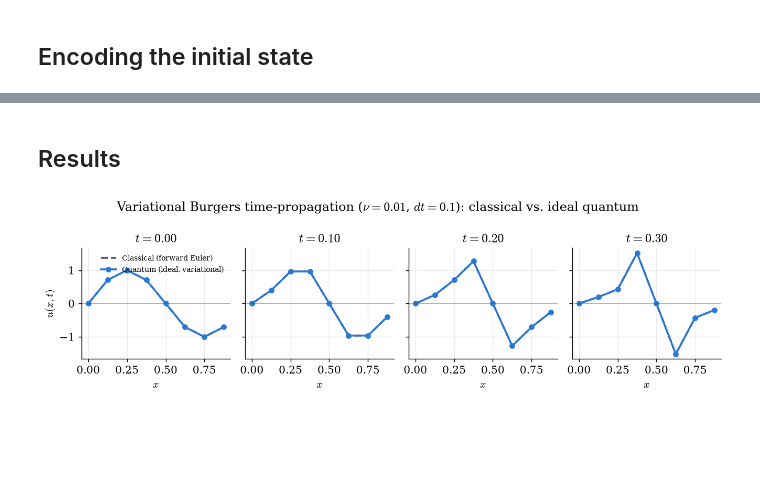
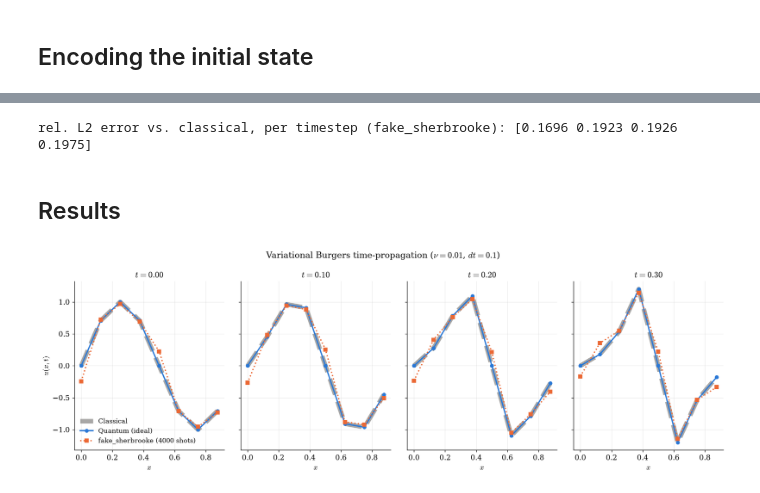
Before and after one commit to sahilugale/NBQSS_2026_NLPDE, a Jupyter notebook: variational/Burgers_variational_qiskit.ipynb, the cells around one changed output, grey strips where cells are left out. Cells and saved outputs as stored; diff of their text form; code cells hidden in the pictures; blank space fills up the shorter version.

```diff
--- a/variational/Burgers_variational_qiskit.ipynb
+++ b/variational/Burgers_variational_qiskit.ipynb
@@ -129,17 +127,50 @@ step 3/3: cost=-5.037418  rel. L2 error vs. classical=0.00003
+# %%
+from qiskit.primitives import BackendSamplerV2
+from qiskit_ibm_runtime.fake_provider import FakeMarrakesh, FakeSherbrooke, FakeBoston, FakeAachen
+from qiskit_aer import AerSimulator
+from qiskit_aer.noise import NoiseModel
+
+SHOTS = 4000
+fake_backend = FakeSherbrooke()
+noise_model = NoiseModel.from_backend(fake_backend)
+sim = AerSimulator(method="statevector", noise_model=noise_model)
+coupling_map = fake_backend.coupling_map.reduce(list(range(n)))
+sampler = BackendSamplerV2(backend=sim)
+
+
+def noisy_decoded_state(theta_t, amp_t, shots=SHOTS):
+    qc = ansatz.assign_parameters(theta_t)
+    qc_meas = qc.copy()
+    qc_meas.measure_all()
+    tqc = transpile(qc_meas, basis_gates=noise_model.basis_gates, coupling_map=coupling_map, optimization_level=3)
+    counts = sampler.run([tqc], shots=shots).result()[0].data.meas.get_counts()
+    probs = np.zeros(N)
+    for bitstring, count in counts.items():
+        probs[int(bitstring, 2)] = count / shots
+    signs = np.sign(pc.psi_of(ansatz, theta_t))
+    return amp_t * signs * np.sqrt(probs)
+
+
+fake_states = np.array([noisy_decoded_state(th, a) for th, a in zip(theta_history, amp_history)])
+fake_rel_err = np.linalg.norm(fake_states - classical_states, axis=1) / np.linalg.norm(classical_states, axis=1)
+print(f"rel. L2 error vs. classical, per timestep ({fake_backend.backend_name}):", np.round(fake_rel_err, 4))
+# %% [output]
+rel. L2 error vs. classical, per timestep (fake_sherbrooke): [0.1696 0.1923 0.1926 0.1975]
 # %% [markdown]
 ## Results
 # %%
-fig, axes = plt.subplots(1, n_steps + 1, figsize=(2.6 * (n_steps + 1), 3.0), sharey=True)
+fig, axes = plt.subplots(1, n_steps + 1, figsize=(15, 5), sharey=True)
 timesteps = np.arange(n_steps + 1) * dt
 for i, ax in enumerate(axes):
-    ax.plot(x, classical_states[i], "--", color=COLORS["classical"], label="Classical (forward Euler)")
-    ax.plot(x, quantum_states[i], "-", color=COLORS["blue"], marker="o", label="Quantum (ideal, variational)")
+    ax.plot(x, classical_states[i], "--", color=COLORS["classical"], lw=7, alpha=0.5, label="Classical")
+    ax.plot(x, quantum_states[i], "-", color=COLORS["blue"], marker="o", label="Quantum (ideal)")
+    ax.plot(x, fake_states[i], ":", color=COLORS["orange"], marker="s", label=f"{fake_backend.backend_name} ({SHOTS} shots)")
     ax.axhline(0, color=COLORS["classical"], lw=0.5, alpha=0.5)
     ax.set_title(f"$t = {timesteps[i]:.2f}$")
     ax.set_xlabel("$x$")
 axes[0].set_ylabel("$u(x, t)$")
-axes[0].legend(fontsize=8)
-fig.suptitle(f"Variational Burgers time-propagation ($\\nu={nu}$, $dt={dt}$): classical vs. ideal quantum")
+axes[0].legend(fontsize=10, loc="lower left")
+fig.suptitle(f"Variational Burgers time-propagation ($\\nu={nu}$, $dt={dt}$)")
 fig.tight_layout()
 # %% [output]
-[figure, old version]
+[figure, new version]
```
Also changed, not shown: parts of 19 cells of this notebook, 35 other files.
